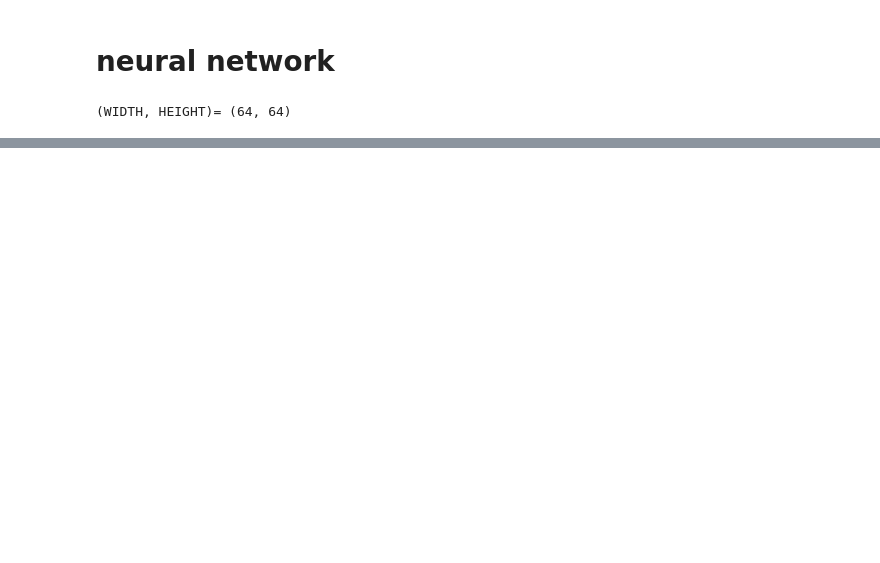
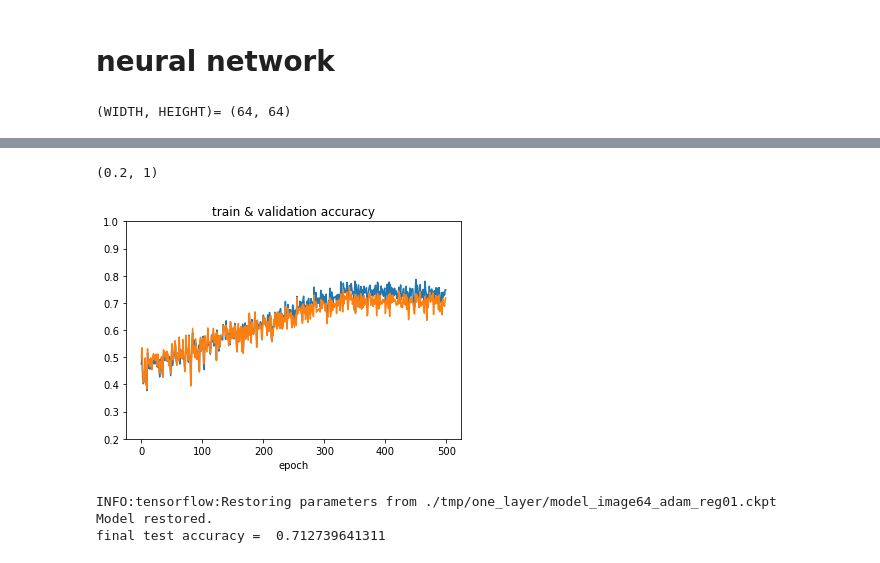
Before and after one commit to tcnguyen/ASL-Letters-Recognition, a Jupyter notebook: One layer Image 64 .ipynb, the cells around one changed output, grey strips where cells are left out. Cells and saved outputs as stored; diff of their text form; code cells hidden in the pictures; blank space fills up the shorter version.

```diff
--- a/One layer Image 64 .ipynb
+++ b/One layer Image 64 .ipynb
@@ -169,0 +196,33 @@ globals()
+# %%
+plt.plot(train_accuracies, label="train")
+plt.plot(validation_accuracies, label="validation")
+plt.title("train & validation accuracy")
+plt.xlabel("epoch")
+plt.ylim([0.2,1])
+# %% [output]
+(0.2, 1)
+[figure, added]
+# %%
+def test_accuracy(model_path):
+    with tf.Session() as sess:
+        # Restore variables from disk.
+        saver.restore(sess, model_path)
+        print("Model restored.")
+        N = len(test_data)
+        batch_size = 128
+        batch_number = int(N/batch_size) + 1
+        sum_correct = 0.
+        for i in range(batch_number):
+            batch_X, batch_Y = get_batch(test_data, test_label_onehot, i)
+            n = batch_X.shape[0]
+            a = sess.run(accuracy, feed_dict={X: batch_X, Y_: batch_Y})
+            sum_correct += a*n
+
+        test_accuracy = sum_correct/N
+        print("final test accuracy = ", test_accuracy)
+
+test_accuracy("./tmp/one_layer/model_image64_adam_reg01.ckpt")
+# %% [output]
+INFO:tensorflow:Restoring parameters from ./tmp/one_layer/model_image64_adam_reg01.ckpt
+Model restored.
+final test accuracy =  0.712739641311
```
Also changed, not shown: parts of 12 cells of this notebook.
